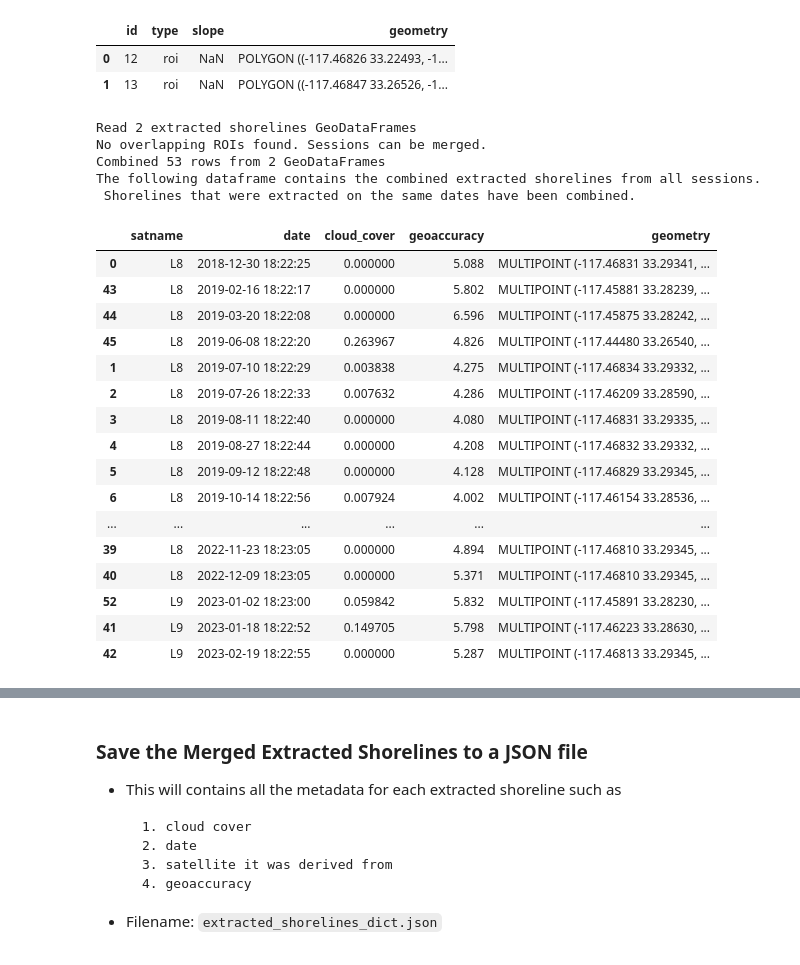
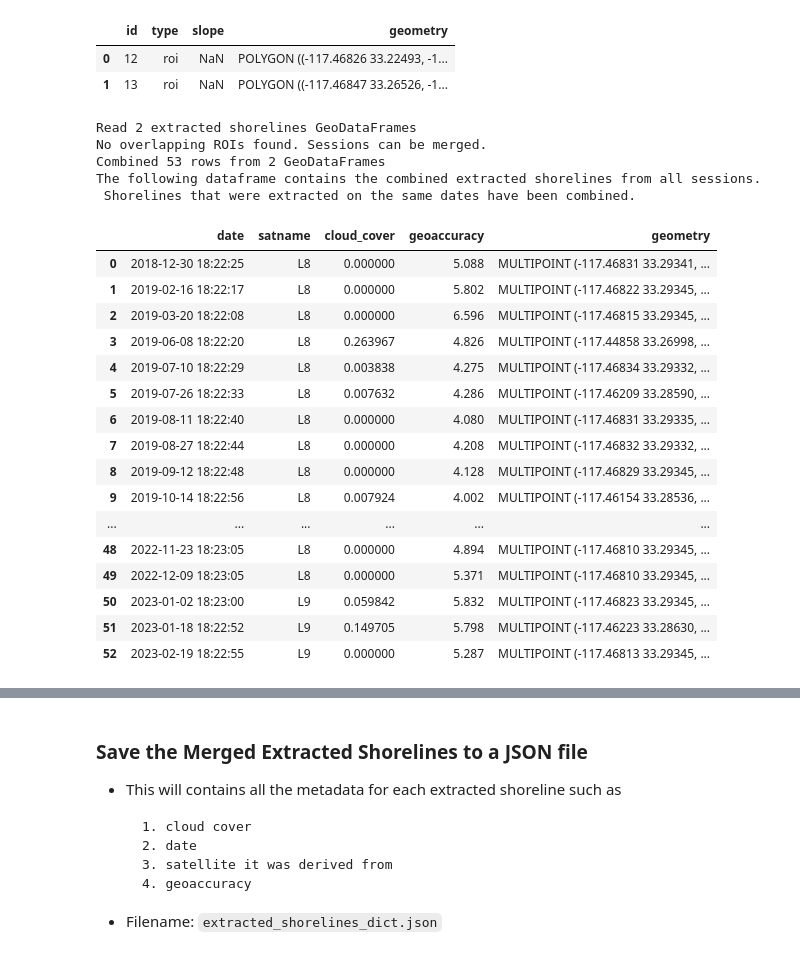
Before and after one commit to SatelliteShorelines/CoastSeg, a Jupyter notebook: merge_session_final_nonoverlapping_script.ipynb, the cells around one changed output, grey strips where cells are left out. Drawn from its saved outputs; the diff is of its cells as text; code cells hidden in the pictures.

Commit message:
add more tests and update script wip

```diff
--- a/merge_session_final_nonoverlapping_script.ipynb
+++ b/merge_session_final_nonoverlapping_script.ipynb
@@ -567,7 +567,9 @@ roi_rows
 | 0 | 12 | roi | NaN | POLYGON ((-117.46826 33.22493, -1... |
 | 1 | 13 | roi | NaN | POLYGON ((-117.46847 33.26526, -1... |
 # %%
-from coastseg.merge_utils import calculate_overlap
+from coastseg.merge_utils import calculate_overlap, clip_gdfs,  read_first_geojson_file, convert_lines_to_multipoints,merge_and_average
+from functools import reduce
+
 
 result_gdf = gpd.GeoDataFrame( geometry=[], crs='epsg:4326')
 combined_gdf = gpd.GeoDataFrame( geometry=[], crs='epsg:4326')
@@ -580,85 +582,55 @@ for session_dir in session_locations:
     # attempt to read the extracted shoreline files
     es_gdf = read_first_geojson_file(session_dir,['extracted_shorelines_points.geojson', 'extracted_shorelines.geojson'])
     es_gdf = convert_lines_to_multipoints(es_gdf)
     es_gdf = es_gdf.to_crs('epsg:4326')
     gdfs.append(es_gdf)
 print(f"Read {len(gdfs)} extracted shorelines GeoDataFrames")
 
 # clip the extracted shorelines to the overlapping regions
 clipped_shorelines_gdfs=clip_gdfs(gdfs, overlap_gdf)
 
 # sometimes there are not shorelines in the overlapping regions
 if overlap_gdf.empty or len(clipped_shorelines_gdfs) == 0:
     print("No overlapping ROIs found. Sessions can be merged.")
     # merge the geodataframes on date and satname and average the cloud_cover and geoaccuracy for the merged rows
-    aggregation_funcs = {
-        'cloud_cover': 'mean',
-        'geoaccuracy': 'mean'
-        }
-    merged_gdf = merge_geodataframes(['date', 'satname'],'inner', aggregation_funcs,'epsg:4326', *gdfs)
-
-    # merge the geometries with the same date and satname
-    geometry_columns = [col for col in merged_gdf.columns if 'geometry' in col]
-    merged_gdf = merge_geometries(merged_gdf, columns=geometry_columns, operation=unary_union)
-    # combine all the extracted shorelines gdfs into a single gdf
-    result_gdf = gpd.GeoDataFrame( geometry=[], crs='epsg:4326')
-    result_gdf.set_crs("EPSG:4326", inplace=True)
 
     for gdf in gdfs:
         if not gdf.crs:
             gdf.set_crs("EPSG:4326", inplace=True)
-        result_gdf = pd.concat([gdf, result_gdf], ignore_index=True)
+        # result_gdf = pd.concat([gdf, result_gdf], ignore_index=True)
 
-    # combine the merged shorelines with all the extracted shorelines whose date and satname weren't in the merged shorelines
-    combined_gdf  = mergeRightUnique(merged_gdf, result_gdf, ['satname', 'date'],CRS="EPSG:4326").sort_values(by='date')
+    # Perform a full outer join and average the numeric columns across all GeoDataFrames
+    result = reduce(merge_and_average, gdfs)
 
-else:
-    print("Overlapping ROIs found. This  script does not support overlapping ROIs. Any shorelines in overlapping regions will be combined with a union resulting in multiple shorelines on the same date.")
-    # merge the geodataframes on date and satname and average the cloud_cover and geoaccuracy for the merged rows
-    aggregation_funcs = {
-        'cloud_cover': 'mean',
-        'geoaccuracy': 'mean'
-        }
-    merged_gdf = merge_geodataframes(['date', 'satname'],'inner', aggregation_funcs,'epsg:4326', *gdfs)
+    result.sort_values(by='date', inplace=True)
+    result.reset_index(drop=True, inplace=True)
 
-    # merge the geometries with the same date and satname
-    geometry_columns = [col for col in merged_gdf.columns if 'geometry' in col]
-    merged_gdf = merge_geometries(merged_gdf, columns=geometry_columns, operation=unary_union)
-    # combine all the extracted shorelines gdfs into a single gdf
-    result_gdf = gpd.GeoDataFrame( geometry=[], crs='epsg:4326')
-    result_gdf.set_crs("EPSG:4326", inplace=True)
+print(f"Combined {len(result)} rows from {len(gdfs)} GeoDataFrames")
+print(f"The following dataframe contains the combined extracted shorelines from all sessions.\n Shorelines that were extracted on the same dates have been combined.")
 
-    for gdf in gdfs:
-        if not gdf.crs:
-            gdf.set_crs("EPSG:4326", inplace=True)
-        result_gdf = pd.concat([gdf, result_gdf], ignore_index=True)
 
-    # combine the merged shorelines with all the extracted shorelines whose date and satname weren't in the merged shorelines
-    combined_gdf  = mergeRightUnique(merged_gdf, result_gdf, ['satname', 'date'],CRS="EPSG:4326").sort_values(by='date')
-
-print(f"Combined {len(combined_gdf)} rows from {len(gdfs)} GeoDataFrames")
-print(f"The following dataframe contains the combined extracted shorelines from all sessions.\n Shorelines that were extracted on the same dates have been combined.")
+combined_gdf = result
 combined_gdf
 # %% [output]
 Read 2 extracted shorelines GeoDataFrames
 No overlapping ROIs found. Sessions can be merged.
 Combined 53 rows from 2 GeoDataFrames
 The following dataframe contains the combined extracted shorelines from all sessions.
  Shorelines that were extracted on the same dates have been combined.
-|  | satname | date | cloud_cover | geoaccuracy | geometry |
-| 0 | L8 | 2018-12-30 18:22:25 | 0.000000 | 5.088 | MULTIPOINT (-117.46831 33.29341, ... |
-| 43 | L8 | 2019-02-16 18:22:17 | 0.000000 | 5.802 | MULTIPOINT (-117.45881 33.28239, ... |
-| 44 | L8 | 2019-03-20 18:22:08 | 0.000000 | 6.596 | MULTIPOINT (-117.45875 33.28242, ... |
-| 45 | L8 | 2019-06-08 18:22:20 | 0.263967 | 4.826 | MULTIPOINT (-117.44480 33.26540, ... |
-| 1 | L8 | 2019-07-10 18:22:29 | 0.003838 | 4.275 | MULTIPOINT (-117.46834 33.29332, ... |
-| 2 | L8 | 2019-07-26 18:22:33 | 0.007632 | 4.286 | MULTIPOINT (-117.46209 33.28590, ... |
-| 3 | L8 | 2019-08-11 18:22:40 | 0.000000 | 4.080 | MULTIPOINT (-117.46831 33.29335, ... |
-| 4 | L8 | 2019-08-27 18:22:44 | 0.000000 | 4.208 | MULTIPOINT (-117.46832 33.29332, ... |
-| 5 | L8 | 2019-09-12 18:22:48 | 0.000000 | 4.128 | MULTIPOINT (-117.46829 33.29345, ... |
-| 6 | L8 | 2019-10-14 18:22:56 | 0.007924 | 4.002 | MULTIPOINT (-117.46154 33.28536, ... |
+|  | date | satname | cloud_cover | geoaccuracy | geometry |
+| 0 | 2018-12-30 18:22:25 | L8 | 0.000000 | 5.088 | MULTIPOINT (-117.46831 33.29341, ... |
+| 1 | 2019-02-16 18:22:17 | L8 | 0.000000 | 5.802 | MULTIPOINT (-117.46822 33.29345, ... |
+| 2 | 2019-03-20 18:22:08 | L8 | 0.000000 | 6.596 | MULTIPOINT (-117.46815 33.29345, ... |
+| 3 | 2019-06-08 18:22:20 | L8 | 0.263967 | 4.826 | MULTIPOINT (-117.44858 33.26998, ... |
+| 4 | 2019-07-10 18:22:29 | L8 | 0.003838 | 4.275 | MULTIPOINT (-117.46834 33.29332, ... |
+| 5 | 2019-07-26 18:22:33 | L8 | 0.007632 | 4.286 | MULTIPOINT (-117.46209 33.28590, ... |
+| 6 | 2019-08-11 18:22:40 | L8 | 0.000000 | 4.080 | MULTIPOINT (-117.46831 33.29335, ... |
+| 7 | 2019-08-27 18:22:44 | L8 | 0.000000 | 4.208 | MULTIPOINT (-117.46832 33.29332, ... |
+| 8 | 2019-09-12 18:22:48 | L8 | 0.000000 | 4.128 | MULTIPOINT (-117.46829 33.29345, ... |
+| 9 | 2019-10-14 18:22:56 | L8 | 0.007924 | 4.002 | MULTIPOINT (-117.46154 33.28536, ... |
 | ... | ... | ... | ... | ... | ... |
-| 39 | L8 | 2022-11-23 18:23:05 | 0.000000 | 4.894 | MULTIPOINT (-117.46810 33.29345, ... |
-| 40 | L8 | 2022-12-09 18:23:05 | 0.000000 | 5.371 | MULTIPOINT (-117.46810 33.29345, ... |
-| 52 | L9 | 2023-01-02 18:23:00 | 0.059842 | 5.832 | MULTIPOINT (-117.45891 33.28230, ... |
-| 41 | L9 | 2023-01-18 18:22:52 | 0.149705 | 5.798 | MULTIPOINT (-117.46223 33.28630, ... |
-| 42 | L9 | 2023-02-19 18:22:55 | 0.000000 | 5.287 | MULTIPOINT (-117.46813 33.29345, ... |
+| 48 | 2022-11-23 18:23:05 | L8 | 0.000000 | 4.894 | MULTIPOINT (-117.46810 33.29345, ... |
+| 49 | 2022-12-09 18:23:05 | L8 | 0.000000 | 5.371 | MULTIPOINT (-117.46810 33.29345, ... |
+| 50 | 2023-01-02 18:23:00 | L9 | 0.059842 | 5.832 | MULTIPOINT (-117.46823 33.29345, ... |
+| 51 | 2023-01-18 18:22:52 | L9 | 0.149705 | 5.798 | MULTIPOINT (-117.46223 33.28630, ... |
+| 52 | 2023-02-19 18:22:55 | L9 | 0.000000 | 5.287 | MULTIPOINT (-117.46813 33.29345, ... |
```
Also changed, not shown: parts of 89 cells of this notebook, 1 other file.
